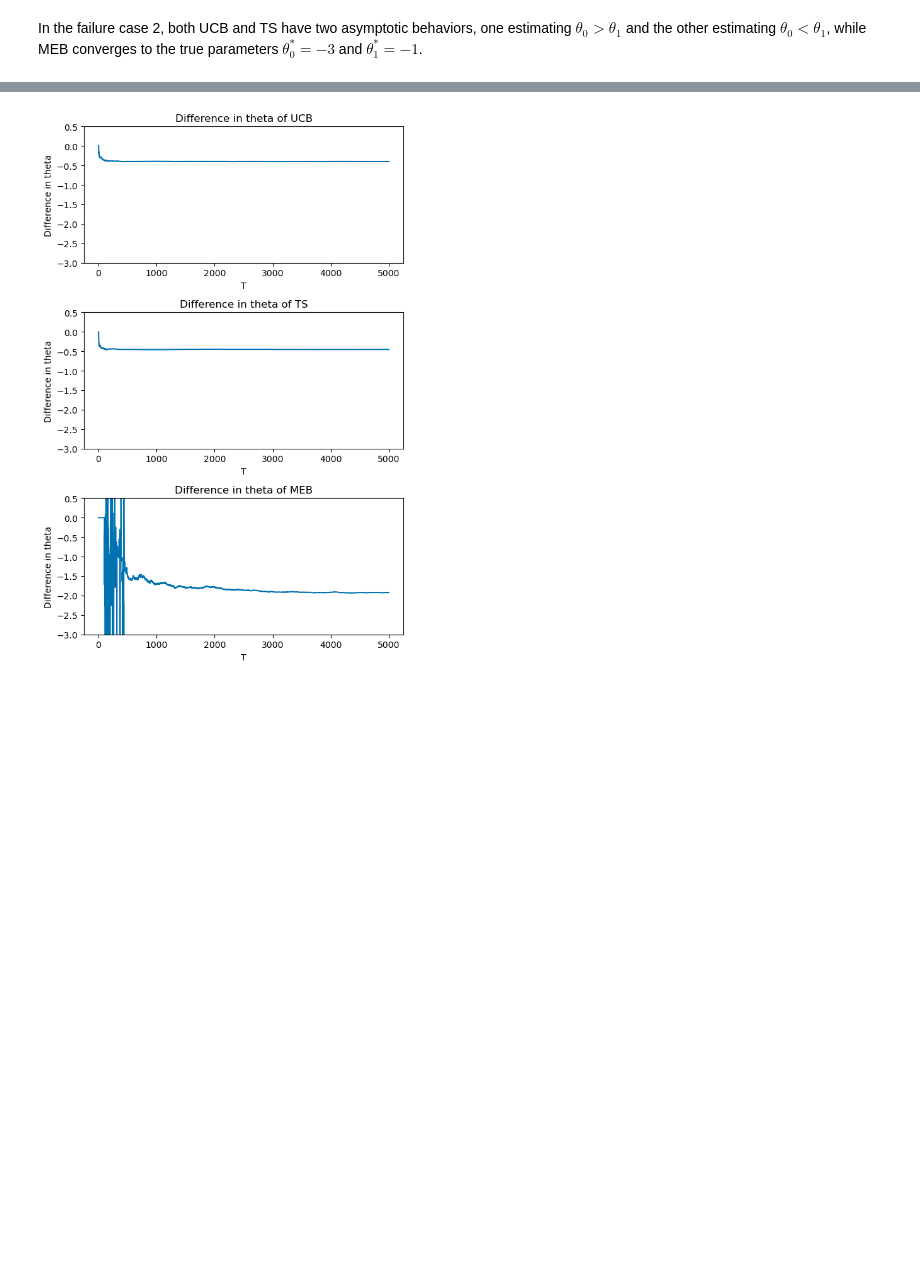
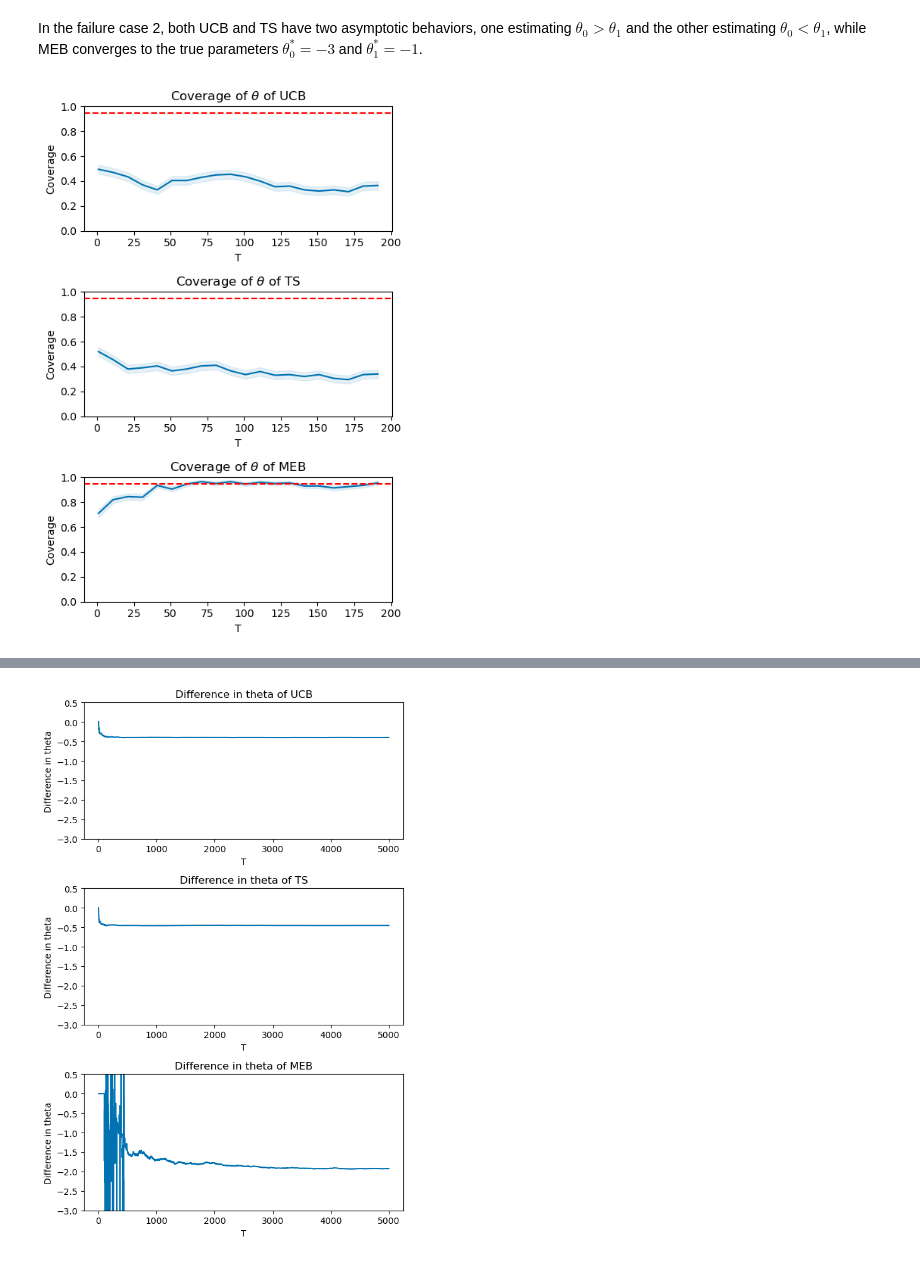
Before and after one commit to ZipingXu/Predicted_context_inference, a Jupyter notebook: failure2.ipynb, the cells around one changed output, grey strips where cells are left out. Drawn from its saved outputs; the diff is of its cells as text; code cells hidden in the pictures; blank space fills up the shorter version.

```diff
--- a/failure2.ipynb
+++ b/failure2.ipynb
@@ -32,4 +32,8 @@ with open('./runs/history_dict_failure2.pkl', 'rb') as f:
     history_dict, args = pickle.load(f)
 # %% [markdown]
 In the failure case 2, both UCB and TS have two asymptotic behaviors, one estimating $\theta_0 > \theta_1$ and the other estimating $\theta_0 < \theta_1$, while MEB converges to the true parameters $\theta_0^* = -3$ and $\theta_1^* = -1$.
+# %%
+plot_coverage(history_dict, args, save='./plots/coverage_failure2.pdf')
+# %% [output]
+[figure, added]
 # %%
```
Also changed, not shown: parts of 2 cells of this notebook, 15 other files.
